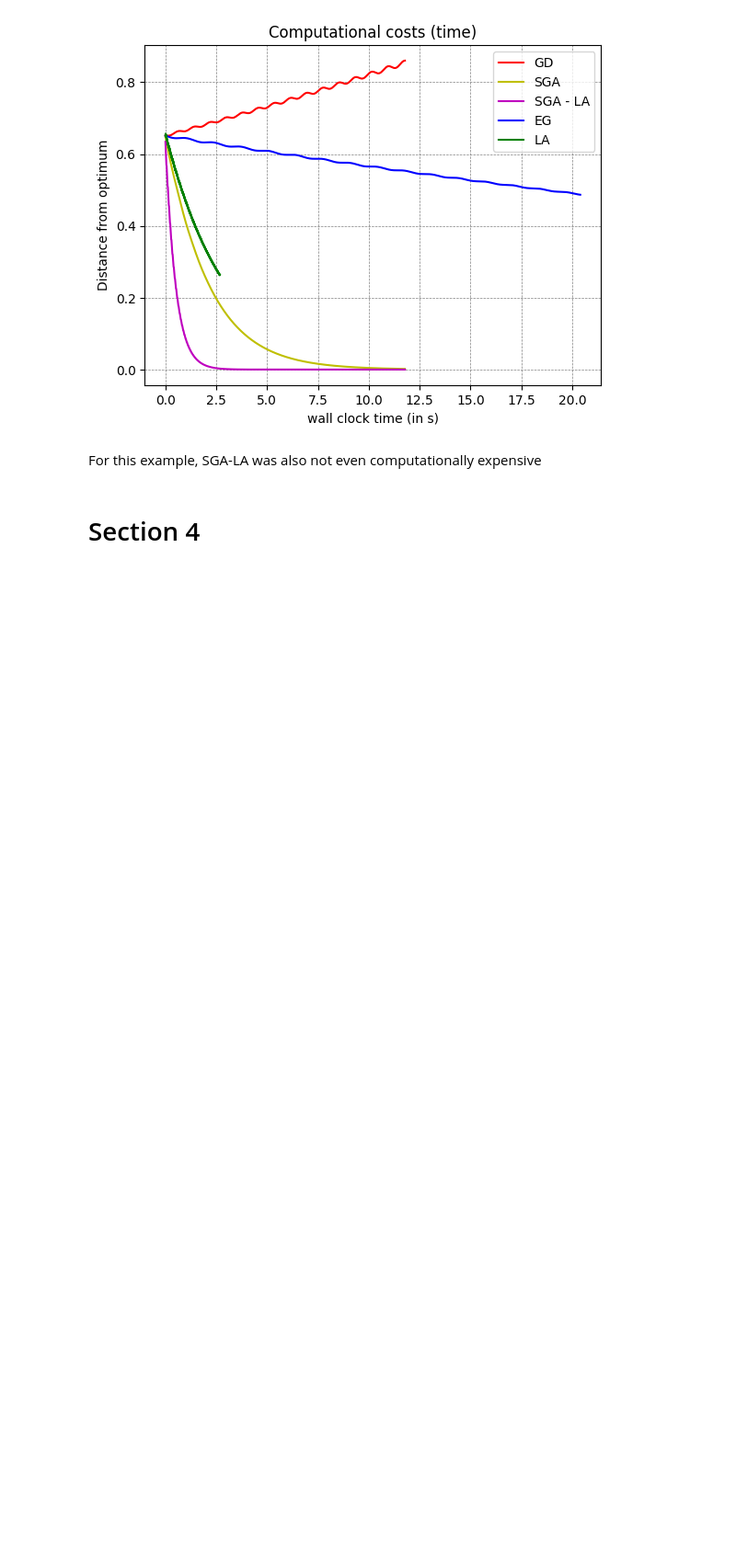
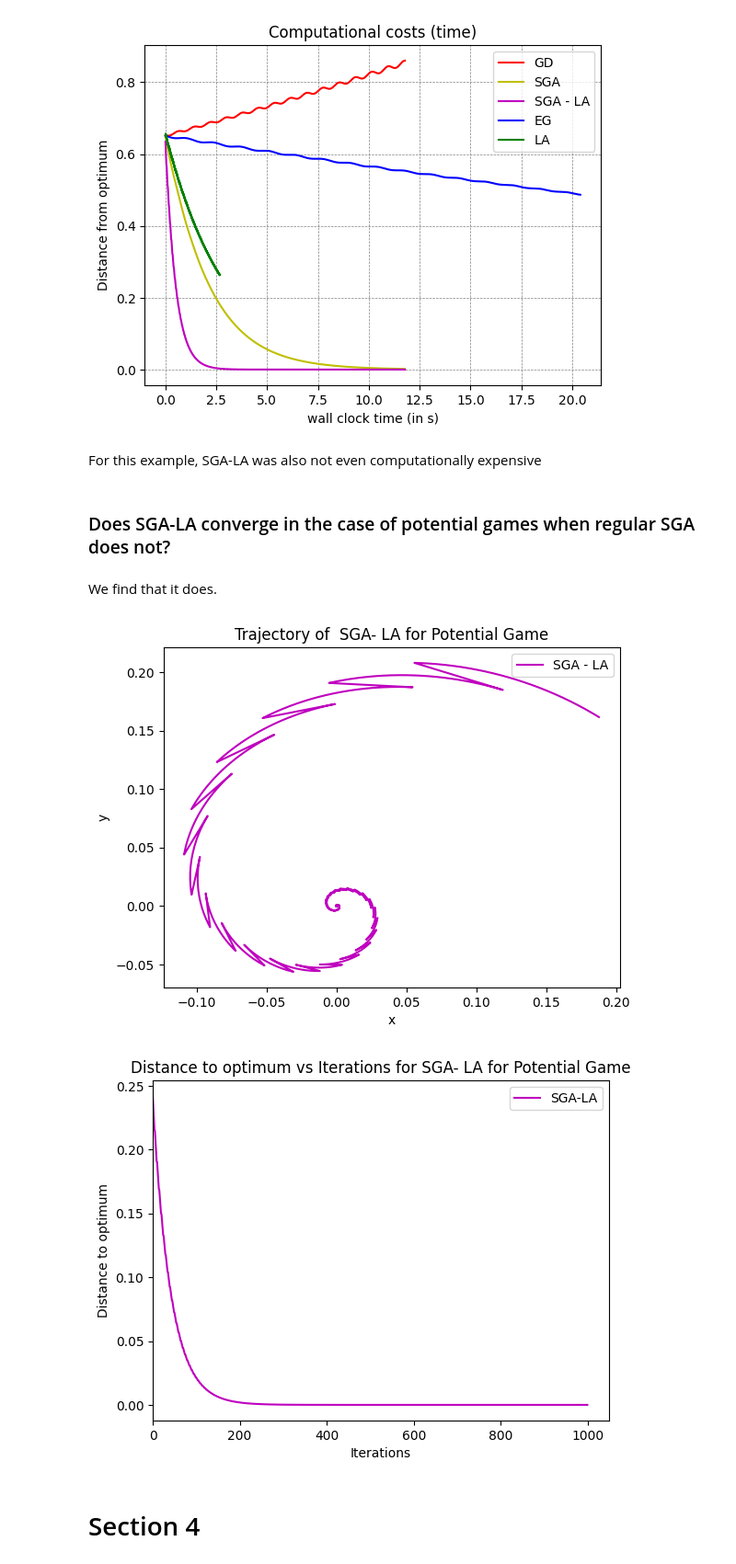
Before and after one commit to aniketSanyal/GamesInMLProject, a Jupyter notebook: Symplectic_Gradient_Adjustment_with_Lookahead.ipynb, the cells around one changed output. Shown at 92% size. Drawn from its saved outputs; the diff is of its cells as text; code cells hidden in the pictures; blank space fills up the shorter version.

Commit message:
SGA-LA converges in the case of potential games

```diff
--- a/Symplectic_Gradient_Adjustment_with_Lookahead.ipynb
+++ b/Symplectic_Gradient_Adjustment_with_Lookahead.ipynb
@@ -541,6 +534,33 @@ Text(0, 0.5, 'Distance from optimum')
 [figure]
 # %% [markdown]
 For this example, SGA-LA was also not even computationally expensive
+# %% [markdown]
+### Does SGA-LA converge in the case of potential games when regular SGA does not?
+# %% [markdown]
+We find that it does.
+# %%
+game_dims, game_Ls = potential_game()
+th_initial = init_th(game_dims, 0.5)
+trajectory ,distances = lookahead_with_sga(th_initial, Ls, 1000, 0.01)
+x_values = [point[0] for point in trajectory]
+y_values = [point[1] for point in trajectory]
+plt.plot(x_values, y_values, linestyle='-', color='m', label = 'SGA - LA')
+plt.title('Trajectory of  SGA- LA for Potential Game')
+plt.xlabel('x')
+plt.ylabel('y')
+plt.legend()
+plt.show()
+
+plt.plot(distances, linestyle='-', color = 'm', label ="SGA-LA")
+plt.title("Distance to optimum vs Iterations for SGA- LA for Potential Game")
+plt.xlim(left=0)
+plt.xlabel("Iterations")
+plt.ylabel("Distance to optimum")
+plt.legend()
+plt.show()
+# %% [output]
+[figure, added]
+[figure, added]
 # %% [markdown]
 # Section 4
 # %% [markdown]
```
Also changed, not shown: parts of 4 cells of this notebook.
